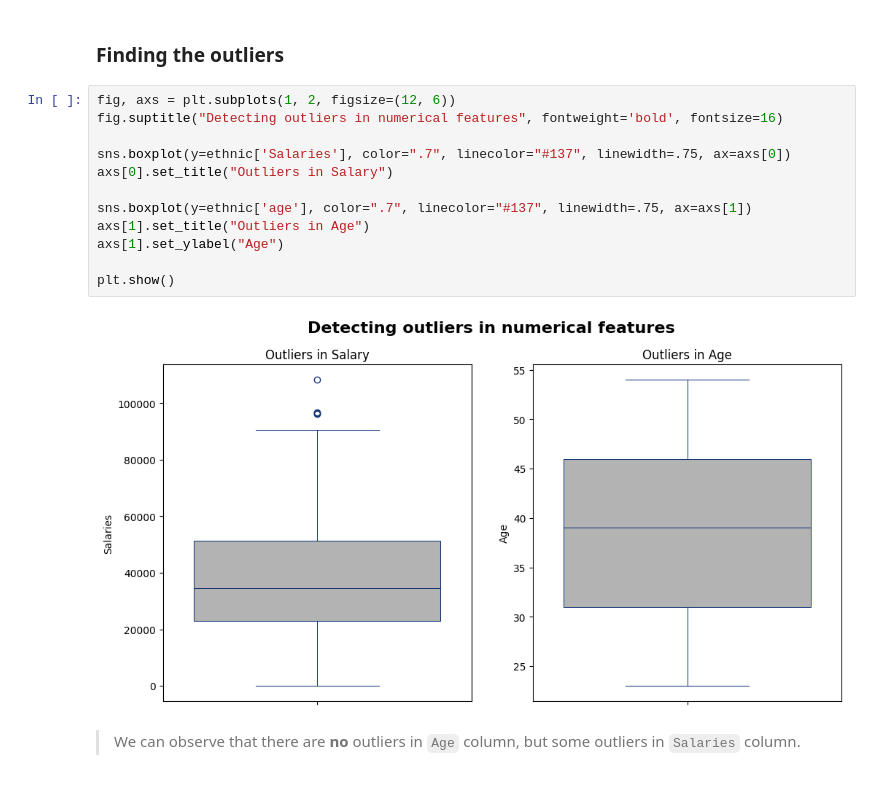
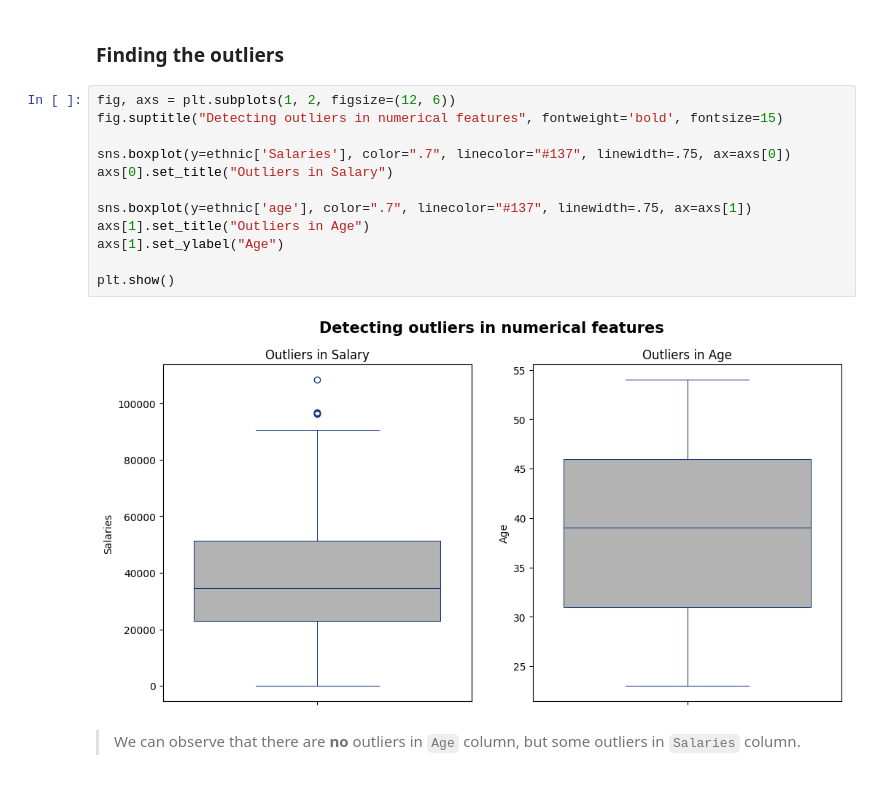
Before and after one commit to nirmit27/ds-and-ml, a Jupyter notebook: ML/ML_Training.ipynb, the cells around one changed output. Drawn from its saved outputs; the diff is of its cells as text.

```diff
--- a/ML/ML_Training.ipynb
+++ b/ML/ML_Training.ipynb
@@ -80,18 +87,18 @@ memory usage: 31.6+ KB
 ### Finding the **outliers**
 # %%
 fig, axs = plt.subplots(1, 2, figsize=(12, 6))
-fig.suptitle("Detecting outliers in numerical features", fontweight='bold', fontsize=16)
+fig.suptitle("Detecting outliers in numerical features", fontweight='bold', fontsize=15)
 
 sns.boxplot(y=ethnic['Salaries'], color=".7", linecolor="#137", linewidth=.75, ax=axs[0])
 axs[0].set_title("Outliers in Salary")
 
 sns.boxplot(y=ethnic['age'], color=".7", linecolor="#137", linewidth=.75, ax=axs[1])
 axs[1].set_title("Outliers in Age")
 axs[1].set_ylabel("Age")
 
 plt.show()
 # %% [output]
-[figure, old version]
+[figure, new version]
 # %% [markdown]
 > We can observe that there are **no** outliers in `Age` column, but some outliers in `Salaries` column.
 # %% [markdown]
```
Also changed, not shown: parts of 8 cells of this notebook.
